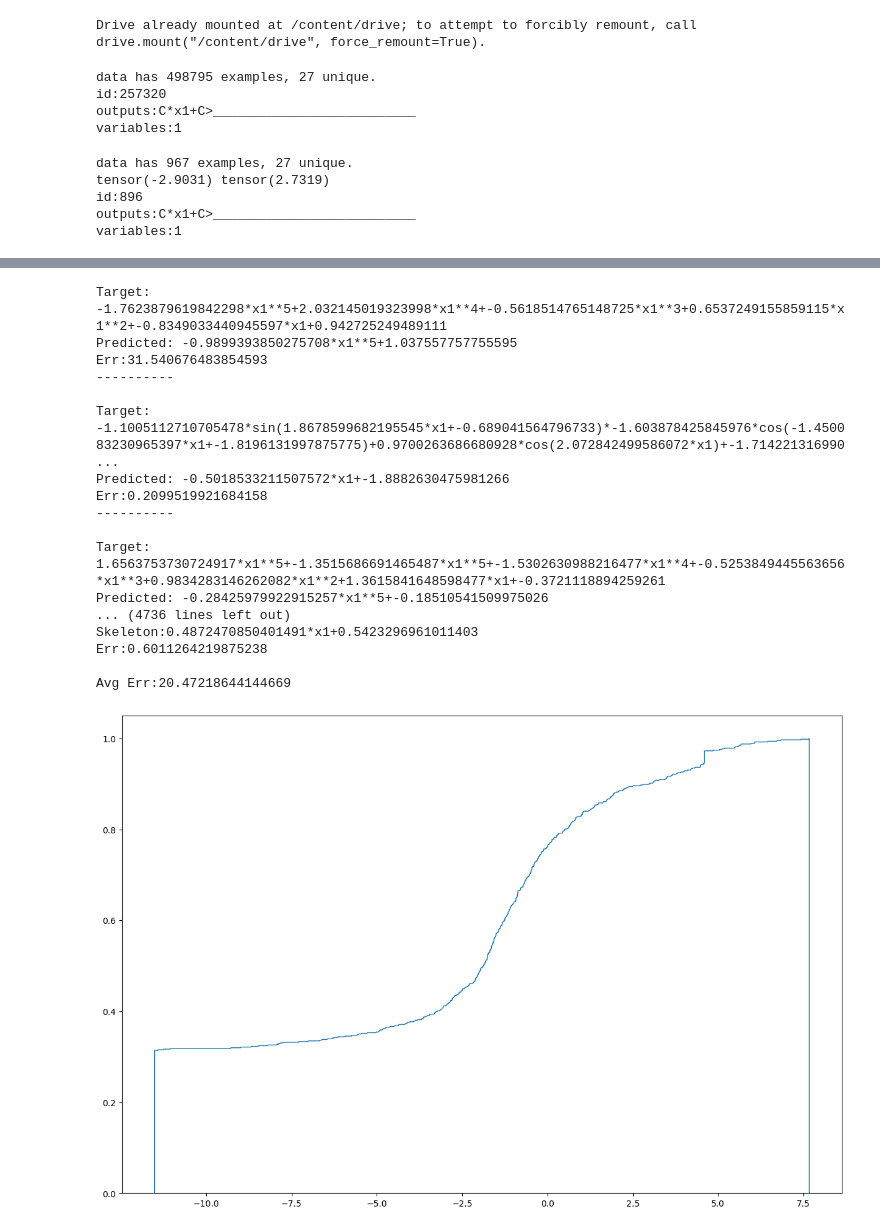
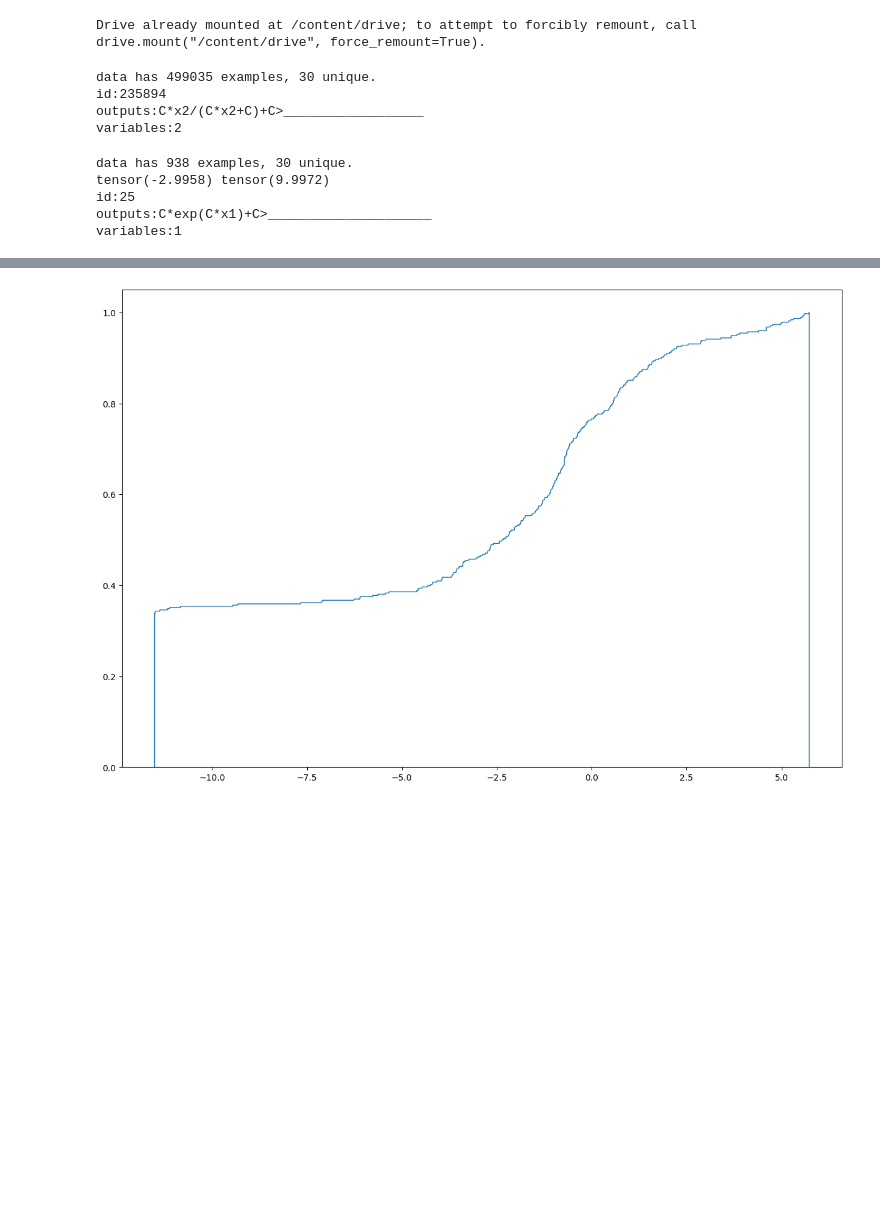
Before and after one commit to carolynw898/STAT946Proj, a Jupyter notebook: test.ipynb, the cells around one changed output, grey strips where cells are left out. Saved outputs shown, nothing was run; the diff lists cells and outputs as text; code cells hidden in the pictures; blank space fills up the shorter version.

Commit message:
2_var_set_transformer skip invalid

```diff
--- a/test.ipynb
+++ b/test.ipynb
@@ -15,7 +15,7 @@ learning_rate = 1e-4
 num_epochs = 5
 blockSize = 32
 testBlockSize = 400
-numVars = 1
+numVars = 2
 numYs = 1
 numPoints = 250
 target = 'Skeleton'
@@ -27,7 +27,7 @@ maxNumFiles = 100
 device = torch.device("cuda" if torch.cuda.is_available() else "cpu")
 # %%
 dataDir = "/content/drive/MyDrive/Colab/STAT946_proj/data"
-dataFolder = "1_var_dataset"
+dataFolder = "2_var_dataset"
 # %%
 from torch.utils.data import DataLoader
 import numpy as np
@@ -61,10 +61,10 @@ inputs = ''.join([train_dataset.itos[int(i)] for i in inputs])
 outputs = ''.join([train_dataset.itos[int(i)] for i in outputs])
 print('id:{}\noutputs:{}\nvariables:{}'.format(idx,outputs,variables))
 # %% [output]
-data has 498795 examples, 27 unique.
-id:257320
-outputs:C*x1+C>__________________________
-variables:1
+data has 499035 examples, 30 unique.
+id:235894
+outputs:C*x2/(C*x2+C)+C>__________________
+variables:2
 # %%
 path = '{}/{}/Test/*.json'.format(dataDir,dataFolder)
 files = glob.glob(path)
@@ -90,10 +90,10 @@ test_loader = DataLoader(
         num_workers=2
     )
 # %% [output]
-data has 967 examples, 27 unique.
-tensor(-2.9031) tensor(2.7319)
-id:896
-outputs:C*x1+C>__________________________
+data has 938 examples, 30 unique.
+tensor(-2.9958) tensor(9.9972)
+id:25
+outputs:C*exp(C*x1)+C>_____________________
 variables:1
 # %%
 import torch
@@ -103,6 +103,32 @@ from math import log
 import math
 from utils import relativeErr, lossFunc
 import numpy as np
+from sympy import sympify, Symbol, sin, cos, log, exp
+
+
+def validate_prediction(
+    skeleton, variables=["x1", "x2", "x3", "x4", "x5"], constant_symbol="C"
+):
+    local_dict = {var: Symbol(var) for var in variables}
+    local_dict[constant_symbol] = Symbol(constant_symbol)
+
+    local_dict.update(
+        {
+            "sin": sin,
+            "cos": cos,
+            "log": log,
+            "exp": exp,
+        }
+    )
+
+    try:
+        expr = sympify(
+            skeleton, locals=local_dict, evaluate=False, convert_xor=True
+        )
+    except Exception as e:
+        return False
+
+    return True
 
 SAFE_GLOBALS = {
     'sin': math.sin,
@@ -139,7 +165,8 @@ def test_model(model, test_loader, textTest, train_dataset, device):
             predicted_skeleton = predicted_skeletons[i]
             predicted = predicted_skeleton
 
-            valid_sample = True
+            if not validate_prediction(predicted_skeleton):
+                continue
 
             # Fit constants
             c = [1.0 for i,x in enumerate(predicted) if x=='C'] # initialize coefficients as 1
@@ -196,12 +223,8 @@ def test_model(model, test_loader, textTest, train_dataset, device):
                     Yhat = 100 if np.isinf(Yhat) else Yhat
                 except:
                     #print('PR: For some reason, we used the default value. Eq:{}'.format(eqTmp))
-                    valid_sample = False
                     Yhat = 100
                 Yhats.append(Yhat)
-
-            if not valid_sample:
-                continue
 
             # Compute error and store results
             err = relativeErr(Ys,Yhats, info=True)
@@ -337,9 +360,9 @@ model = SymbolicGaussianDiffusion(
     set_transformer=True,
 ).to(device)
 
-model_path = "/content/drive/MyDrive/Colab/STAT946_proj/models/diffusym/1Var_set_transformer.pth"
+model_path = "/content/drive/MyDrive/Colab/STAT946_proj/models/diffusym/2Var_set_transformer"
 model.load_state_dict(torch.load(model_path, map_location=device, weights_only=True))
 model.eval()
-fName="/content/drive/MyDrive/Colab/STAT946_proj/results/diffusym/ddim_step_1/1_var_set_transformer_valid.txt"
+fName="/content/drive/MyDrive/Colab/STAT946_proj/results/diffusym/ddim_step_1/2_var_set_transformer_valid.txt"
 test_results = run_and_plot(model, fName, test_loader, textTest, train_dataset, device, pconfig)
 # %% [output]
@@ -380,18 +386 @@ Err:0.07511108649128256
-Target: -1.7623879619842298*x1**5+2.032145019323998*x1**4+-0.5618514765148725*x1**3+0.6537249155859115*x1**2+-0.8349033440945597*x1+0.942725249489111
-Predicted: -0.9899393850275708*x1**5+1.037557757755595
-Err:31.540676483854593
-----------
-
-Target: -1.1005112710705478*sin(1.8678599682195545*x1+-0.689041564796733)*-1.603878425845976*cos(-1.450083230965397*x1+-1.8196131997875775)+0.9700263686680928*cos(2.072842499586072*x1)+-1.714221316990 ...
-Predicted: -0.5018533211507572*x1+-1.8882630475981266
-Err:0.2099519921684158
-----------
-
-Target: 1.6563753730724917*x1**5+-1.3515686691465487*x1**5+-1.5302630988216477*x1**4+-0.5253849445563656*x1**3+0.9834283146262082*x1**2+1.3615841648598477*x1+-0.3721118894259261
-Predicted: -0.28425979922915257*x1**5+-0.18510541509975026
-... (4736 lines left out)
-Skeleton:0.4872470850401491*x1+0.5423296961011403
-Err:0.6011264219875238
-
-Avg Err:20.47218644144669
-[figure, old version]
+[figure, new version]
```
Also changed, not shown: parts of 1 cell of this notebook.
